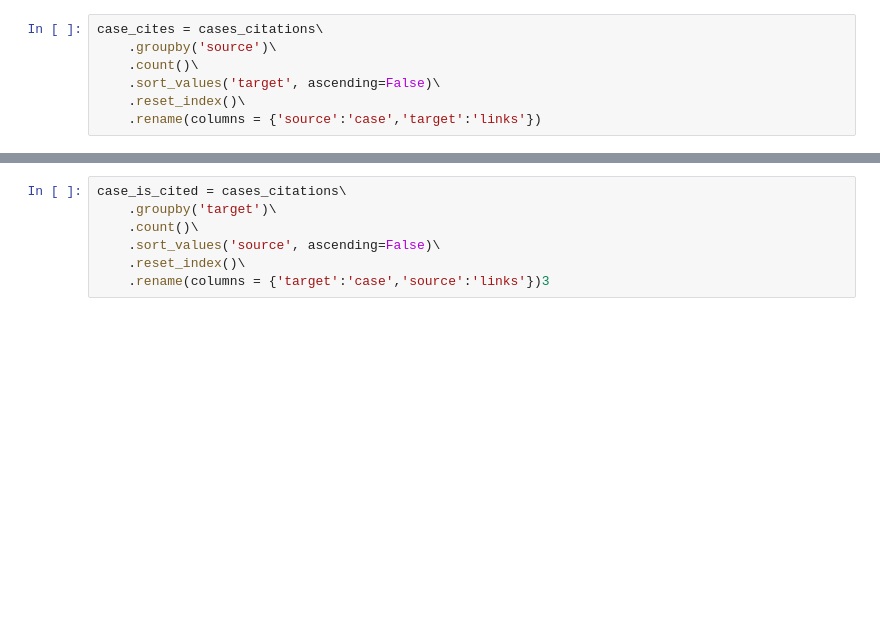
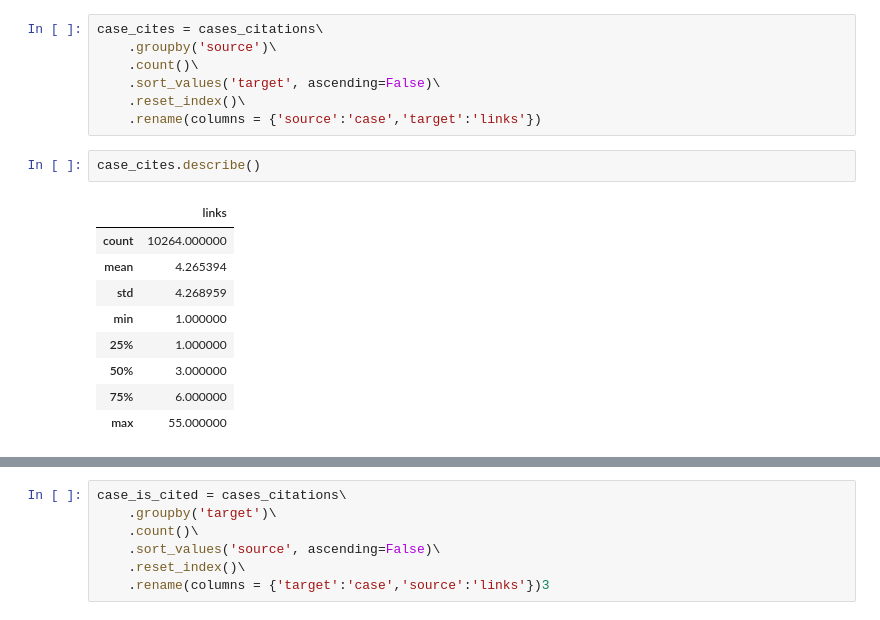
Before and after one commit to Shagunaawasthi/cjeu-court-decision-similarity, a Jupyter notebook: scripts/CasesDistributions.ipynb, the cells around one changed output, grey strips where cells are left out. Saved outputs shown, nothing was run; the diff lists cells and outputs as text; blank space fills up the shorter version.

```diff
--- a/scripts/CasesDistributions.ipynb
+++ b/scripts/CasesDistributions.ipynb
@@ -16,3 +16,15 @@ case_cites = cases_citations\
     .sort_values('target', ascending=False)\
     .reset_index()\
     .rename(columns = {'source':'case','target':'links'})
+# %%
+case_cites.describe()
+# %% [output]
+|  | links |
+| count | 10264.000000 |
+| mean | 4.265394 |
+| std | 4.268959 |
+| min | 1.000000 |
+| 25% | 1.000000 |
+| 50% | 3.000000 |
+| 75% | 6.000000 |
+| max | 55.000000 |
```
Also changed, not shown: parts of 4 cells of this notebook, 1 other file.
